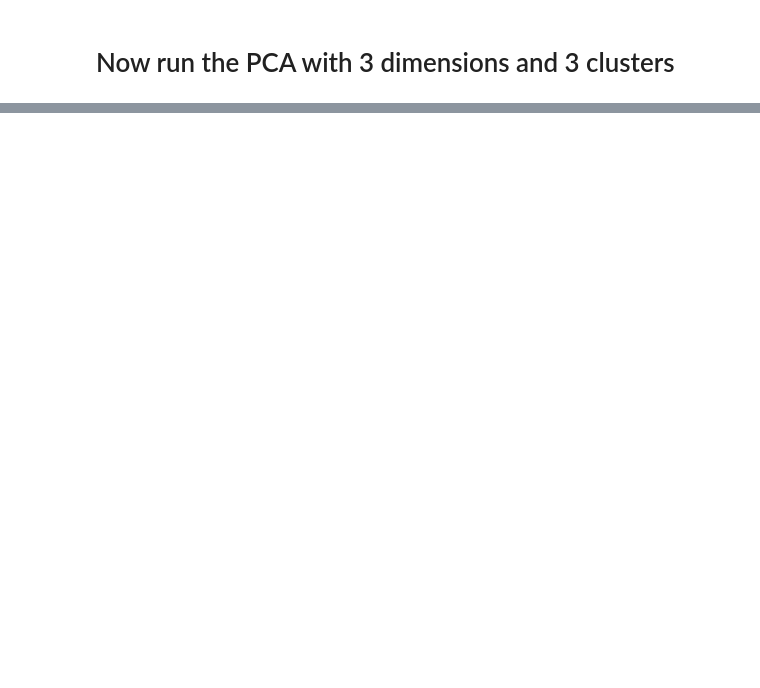
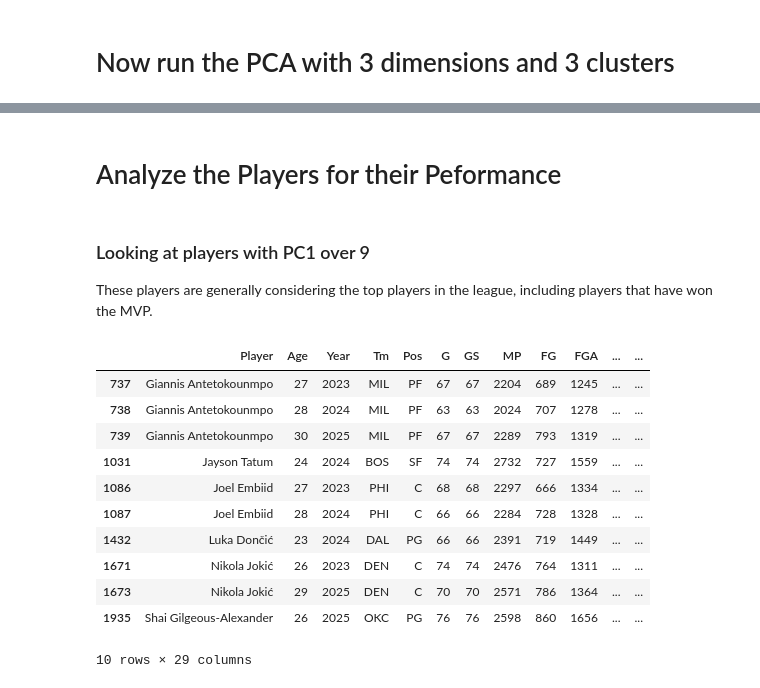
Before and after one commit to nicksalem/2026_portfolio, a Jupyter notebook: NBA classification/EDA/dimension_reduction_PCA.ipynb, the cells around one changed output, grey strips where cells are left out. Cells and saved outputs as stored; diff of their text form; code cells hidden in the pictures; blank space fills up the shorter version.

```diff
--- a/NBA classification/EDA/dimension_reduction_PCA.ipynb
+++ b/NBA classification/EDA/dimension_reduction_PCA.ipynb
@@ -357,0 +379,23 @@ plt.show()
+# %% [markdown]
+# Analyze the Players for their Peformance
+# %%
+combined=pd.concat([df50[['Player', 'Age', 'Year', 'Tm', 'Pos']], df50_numeric], axis=1)
+# %% [markdown]
+### Looking at players with PC1 over 9
+
+These players are generally considering the top players in the league, including players that have won the MVP.
+# %%
+combined[combined['PC1'] > 9]
+# %% [output]
+|  | Player | Age | Year | Tm | Pos | G | GS | MP | FG | FGA | ... | ... |
+| 737 | Giannis Antetokounmpo | 27 | 2023 | MIL | PF | 67 | 67 | 2204 | 689 | 1245 | ... | ... |
+| 738 | Giannis Antetokounmpo | 28 | 2024 | MIL | PF | 63 | 63 | 2024 | 707 | 1278 | ... | ... |
+| 739 | Giannis Antetokounmpo | 30 | 2025 | MIL | PF | 67 | 67 | 2289 | 793 | 1319 | ... | ... |
+| 1031 | Jayson Tatum | 24 | 2024 | BOS | SF | 74 | 74 | 2732 | 727 | 1559 | ... | ... |
+| 1086 | Joel Embiid | 27 | 2023 | PHI | C | 68 | 68 | 2297 | 666 | 1334 | ... | ... |
+| 1087 | Joel Embiid | 28 | 2024 | PHI | C | 66 | 66 | 2284 | 728 | 1328 | ... | ... |
+| 1432 | Luka Dončić | 23 | 2024 | DAL | PG | 66 | 66 | 2391 | 719 | 1449 | ... | ... |
+| 1671 | Nikola Jokić | 26 | 2023 | DEN | C | 74 | 74 | 2476 | 764 | 1311 | ... | ... |
+| 1673 | Nikola Jokić | 29 | 2025 | DEN | C | 70 | 70 | 2571 | 786 | 1364 | ... | ... |
+| 1935 | Shai Gilgeous-Alexander | 26 | 2025 | OKC | PG | 76 | 76 | 2598 | 860 | 1656 | ... | ... |
+10 rows × 29 columns
```
Also changed, not shown: parts of 12 cells of this notebook, 1 other file.
